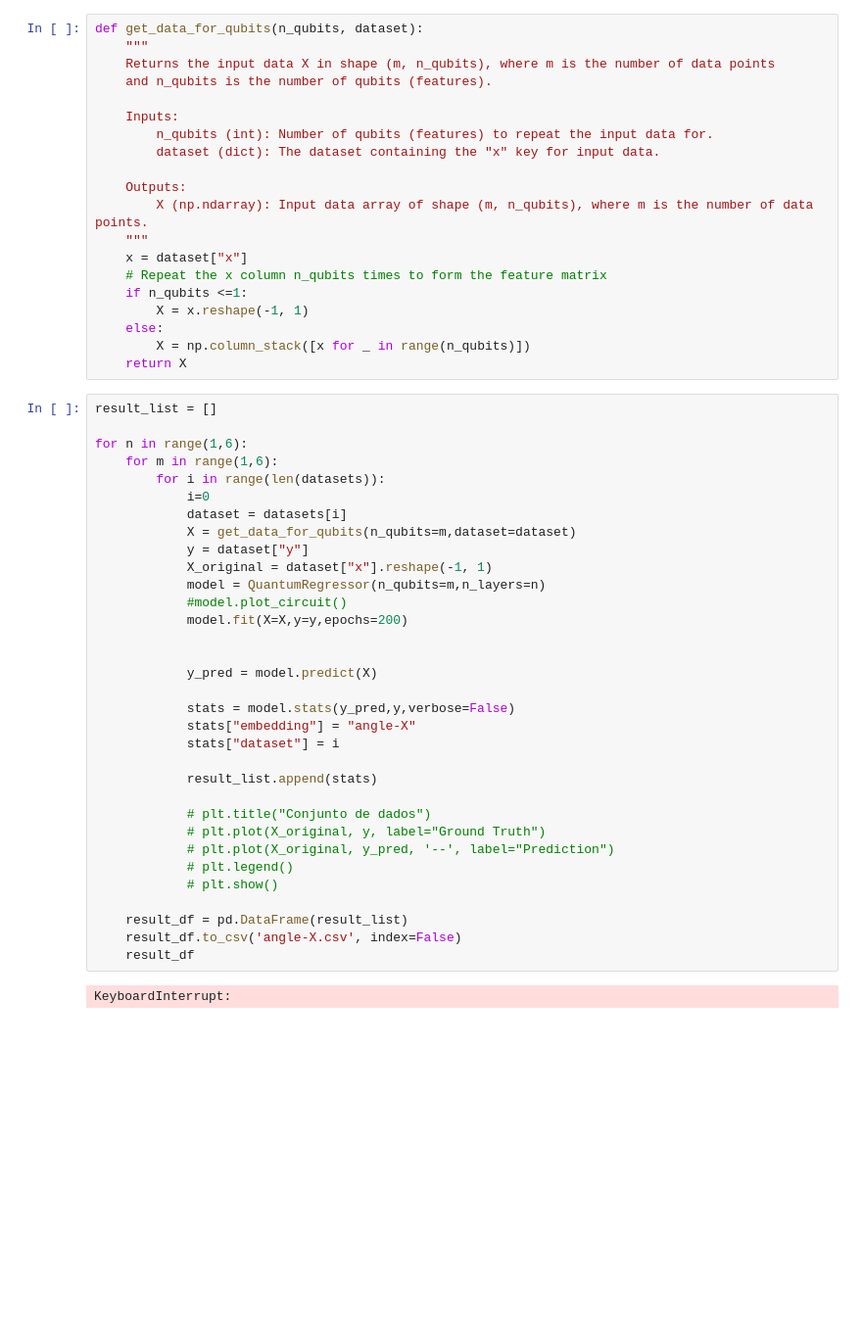
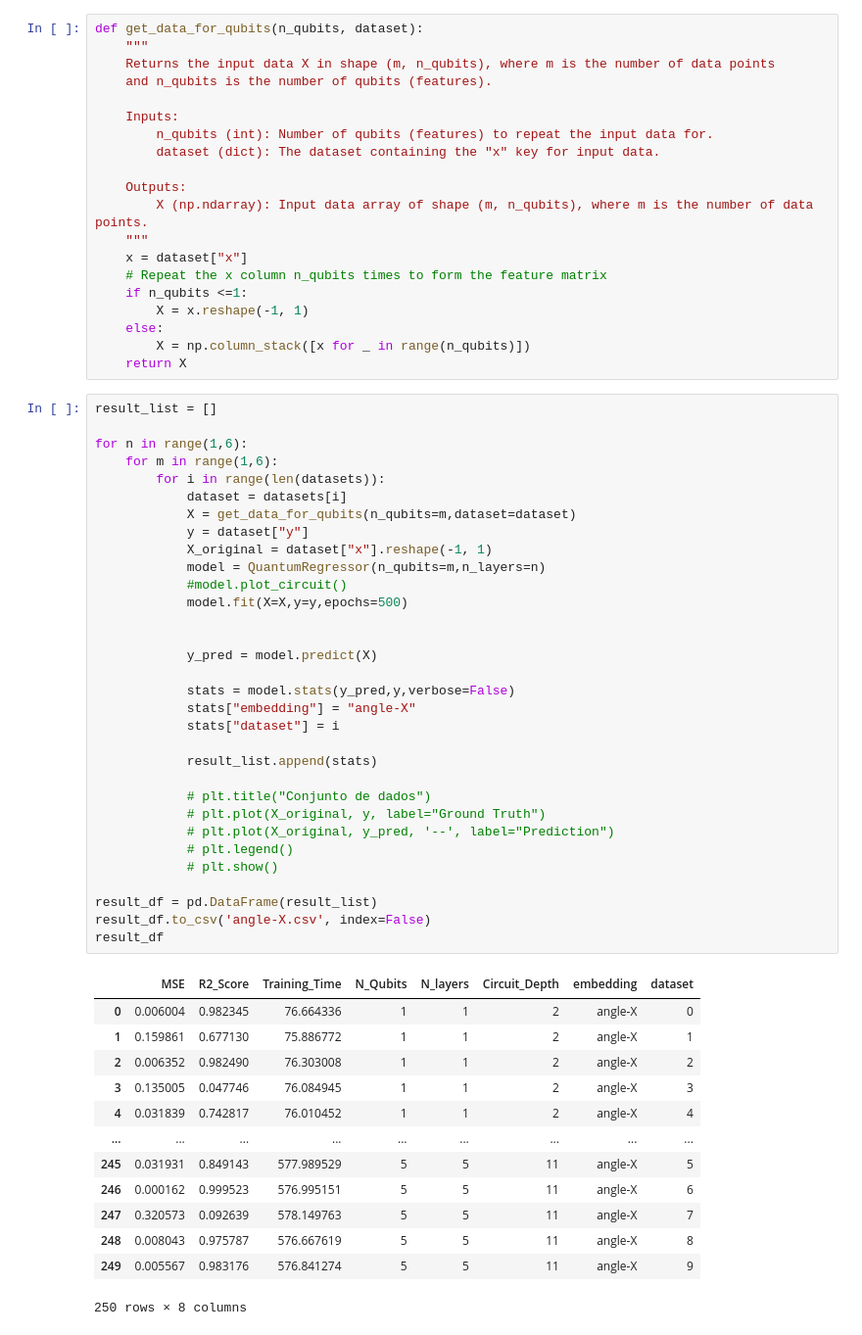
Before and after one commit to laciq-ufpe/Regressores-Quanticos, a Jupyter notebook: scripts/Embeddings/angle.ipynb, the cells around one changed output. Shown at 98% size. Saved outputs shown, nothing was run; the diff lists cells and outputs as text; blank space fills up the shorter version.

```diff
--- a/scripts/Embeddings/angle.ipynb
+++ b/scripts/Embeddings/angle.ipynb
@@ -373,35 +374,46 @@ def get_data_for_qubits(n_qubits, dataset):
 # %%
 result_list = []
 
 for n in range(1,6):
     for m in range(1,6):
         for i in range(len(datasets)):
-            i=0
             dataset = datasets[i]
             X = get_data_for_qubits(n_qubits=m,dataset=dataset)
             y = dataset["y"]
             X_original = dataset["x"].reshape(-1, 1)
             model = QuantumRegressor(n_qubits=m,n_layers=n)
             #model.plot_circuit()
-            model.fit(X=X,y=y,epochs=200)
+            model.fit(X=X,y=y,epochs=500)
 
 
             y_pred = model.predict(X)
 
             stats = model.stats(y_pred,y,verbose=False)
             stats["embedding"] = "angle-X"
             stats["dataset"] = i
 
             result_list.append(stats)
 
             # plt.title("Conjunto de dados")
             # plt.plot(X_original, y, label="Ground Truth")
             # plt.plot(X_original, y_pred, '--', label="Prediction")
             # plt.legend()
             # plt.show()
 
-    result_df = pd.DataFrame(result_list)
-    result_df.to_csv('angle-X.csv', index=False)
-    result_df
+result_df = pd.DataFrame(result_list)
+result_df.to_csv('angle-X.csv', index=False)
+result_df
 # %% [output]
+|  | MSE | R2_Score | Training_Time | N_Qubits | N_layers | Circuit_Depth | embedding | dataset |
+| 0 | 0.006004 | 0.982345 | 76.664336 | 1 | 1 | 2 | angle-X | 0 |
+| 1 | 0.159861 | 0.677130 | 75.886772 | 1 | 1 | 2 | angle-X | 1 |
+| 2 | 0.006352 | 0.982490 | 76.303008 | 1 | 1 | 2 | angle-X | 2 |
+| 3 | 0.135005 | 0.047746 | 76.084945 | 1 | 1 | 2 | angle-X | 3 |
+| 4 | 0.031839 | 0.742817 | 76.010452 | 1 | 1 | 2 | angle-X | 4 |
+| ... | ... | ... | ... | ... | ... | ... | ... | ... |
+| 245 | 0.031931 | 0.849143 | 577.989529 | 5 | 5 | 11 | angle-X | 5 |
+| 246 | 0.000162 | 0.999523 | 576.995151 | 5 | 5 | 11 | angle-X | 6 |
+| 247 | 0.320573 | 0.092639 | 578.149763 | 5 | 5 | 11 | angle-X | 7 |
+| 248 | 0.008043 | 0.975787 | 576.667619 | 5 | 5 | 11 | angle-X | 8 |
+| 249 | 0.005567 | 0.983176 | 576.841274 | 5 | 5 | 11 | angle-X | 9 |
-KeyboardInterrupt:
+250 rows × 8 columns
```
Also changed, not shown: parts of 6 cells of this notebook, 3 other files.
